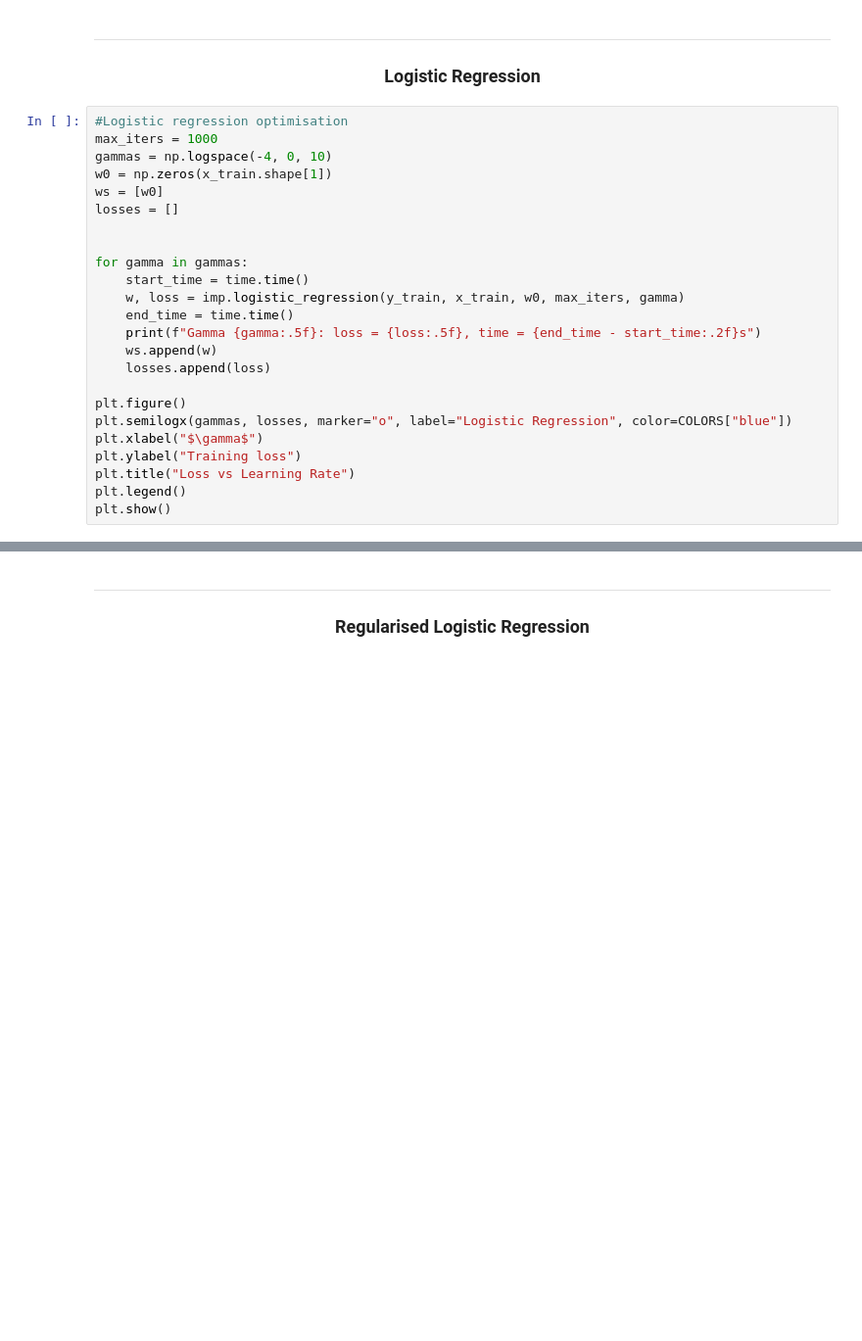
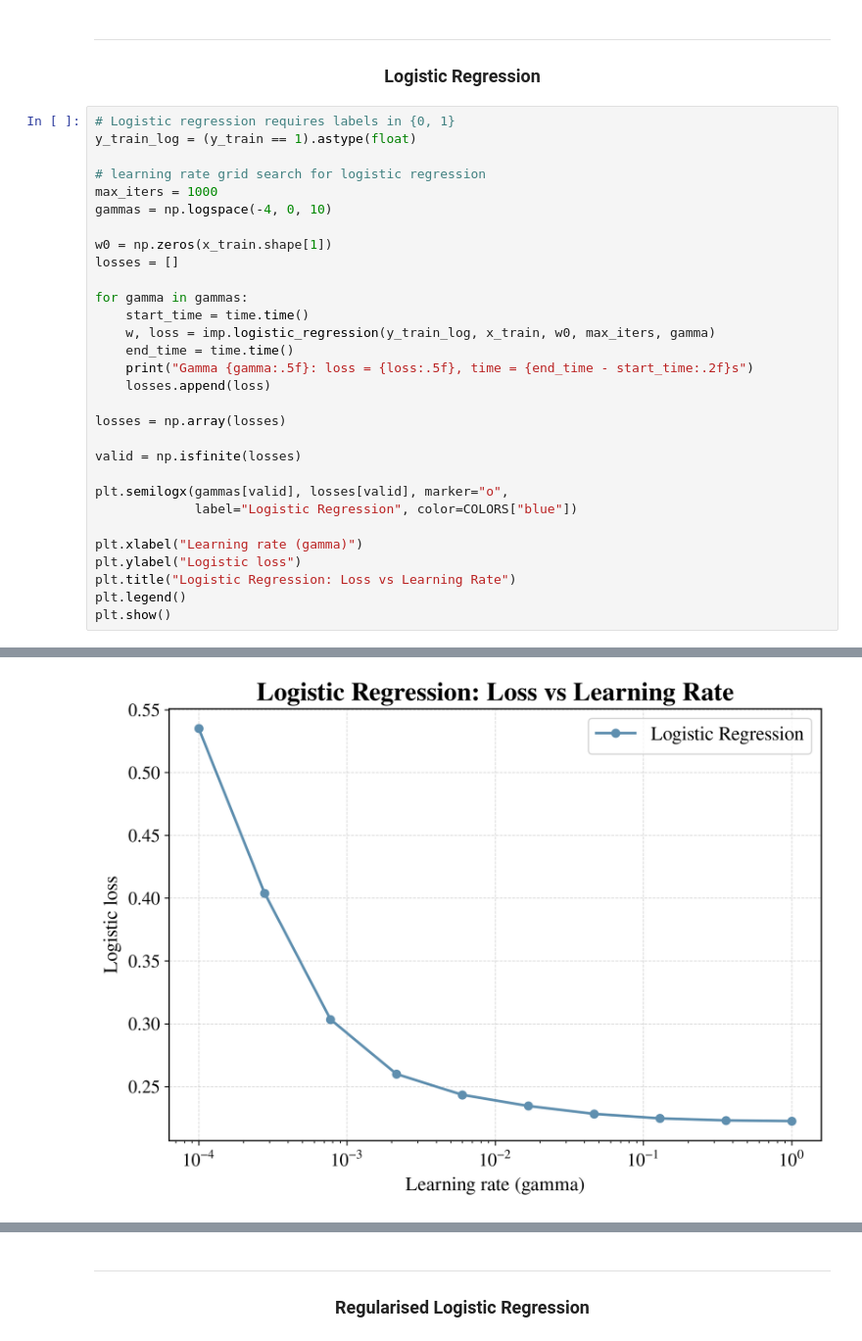
Before and after one commit to TheImprovedMuffinMan/ML_project1_MMA, a Jupyter notebook: code/run.ipynb, the cells around one changed output, grey strips where cells are left out. Shown at 98% size. Cells and saved outputs as stored; diff of their text form; blank space fills up the shorter version.

```diff
--- a/code/run.ipynb
+++ b/code/run.ipynb
@@ -424,26 +424,33 @@ Ridge loss with lambda = 0: 0.13327032532908561
 ---
 ### <center> Logistic Regression
 # %%
-#Logistic regression optimisation
+# Logistic regression requires labels in {0, 1}
+y_train_log = (y_train == 1).astype(float)
+
+# learning rate grid search for logistic regression
 max_iters = 1000
 gammas = np.logspace(-4, 0, 10)
+
 w0 = np.zeros(x_train.shape[1])
-ws = [w0]
 losses = []
-
 
 for gamma in gammas:
     start_time = time.time()
-    w, loss = imp.logistic_regression(y_train, x_train, w0, max_iters, gamma)
+    w, loss = imp.logistic_regression(y_train_log, x_train, w0, max_iters, gamma)
     end_time = time.time()
-    print(f"Gamma {gamma:.5f}: loss = {loss:.5f}, time = {end_time - start_time:.2f}s")
-    ws.append(w)
+    print("Gamma {gamma:.5f}: loss = {loss:.5f}, time = {end_time - start_time:.2f}s")
     losses.append(loss)
 
-plt.figure()
-plt.semilogx(gammas, losses, marker="o", label="Logistic Regression", color=COLORS["blue"])
-plt.xlabel("$\gamma$")
-plt.ylabel("Training loss")
-plt.title("Loss vs Learning Rate")
+losses = np.array(losses)
+
+valid = np.isfinite(losses)
+
+plt.semilogx(gammas[valid], losses[valid], marker="o",
+             label="Logistic Regression", color=COLORS["blue"])
+
+plt.xlabel("Learning rate (gamma)")
+plt.ylabel("Logistic loss")
+plt.title("Logistic Regression: Loss vs Learning Rate")
 plt.legend()
 plt.show()
+# %% [output]
@@ -450,3 +467,4 @@ plt.show()
+[figure, added]
 # %%
 # Logistic regression check for max_iterations
 max_iters_list = [10, 50, 100, 500, 1000, 2000]
```
Also changed, not shown: parts of 16 cells of this notebook, 1 other file.
